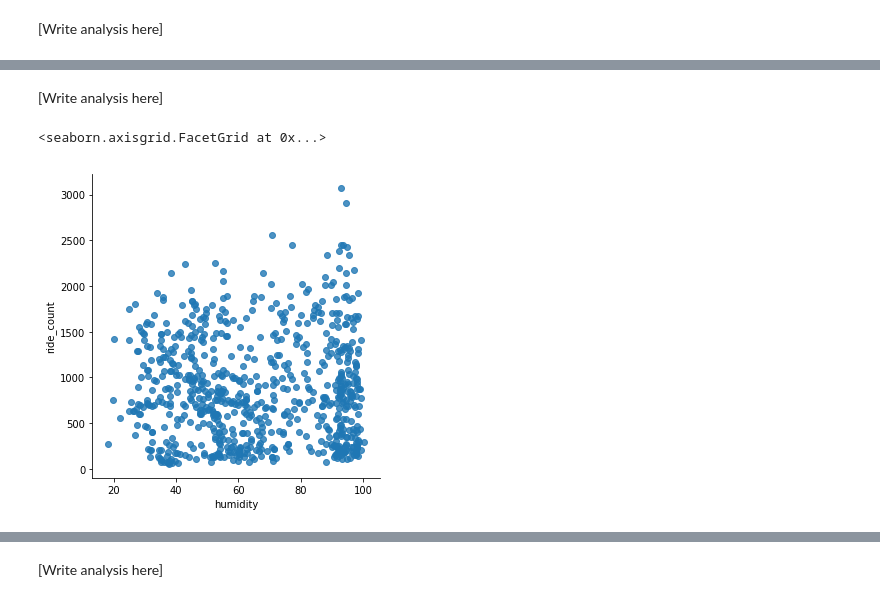
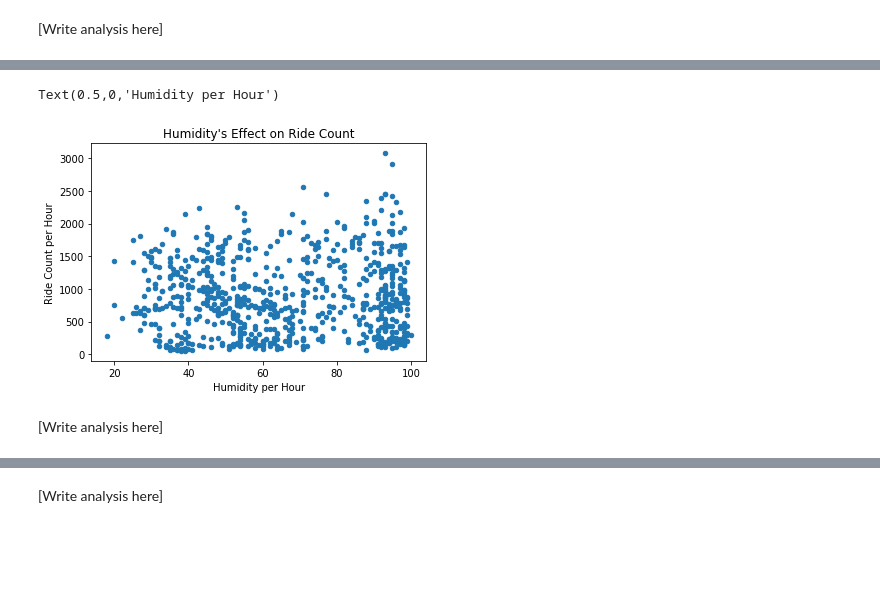
Before and after one commit to zil011/COGS108_Final_Project, a Jupyter notebook: FinalProject.ipynb, the cells around one changed output, grey strips where cells are left out. Saved outputs shown, nothing was run; the diff lists cells and outputs as text; code cells hidden in the pictures; blank space fills up the shorter version.

```diff
--- a/FinalProject.ipynb
+++ b/FinalProject.ipynb
@@ -422,8 +432,11 @@ sns.lmplot(x='temperature', y='ride_count', data=df, fit_reg=False, x_jitter=.5,
+# %%
+df.plot.scatter('humidity','ride_count')
+ax=plt.gca()
+ax.set_title('Humidity\'s Effect on Ride Count')
+ax.set_ylabel('Ride Count per Hour')
+ax.set_xlabel('Humidity per Hour')
+# %% [output]
+Text(0.5,0,'Humidity per Hour')
+[figure, added]
 # %% [markdown]
 [Write analysis here]
-# %%
-#scatterplot for humidity and ride counts
-sns.lmplot(x='humidity', y='ride_count', data=df, fit_reg=False, x_jitter=.5, y_jitter=.5)
-# %% [output]
-<seaborn.axisgrid.FacetGrid at 0x...>
-[figure, removed]
```
Also changed, not shown: parts of 24 cells of this notebook.
